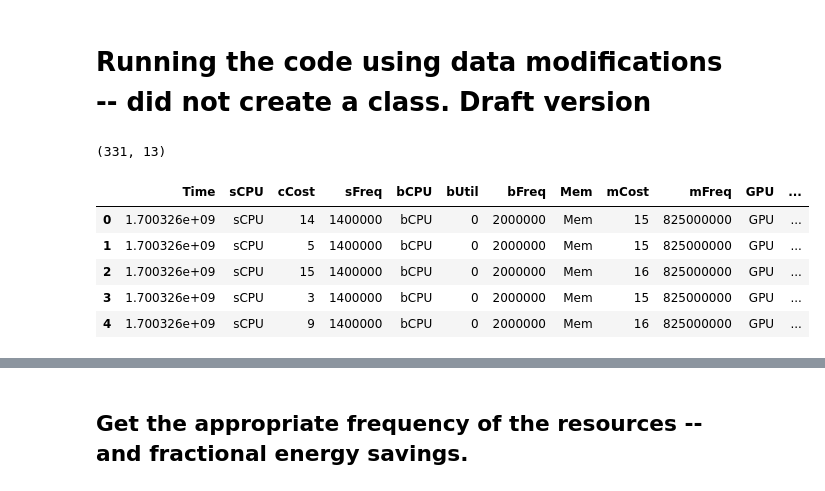
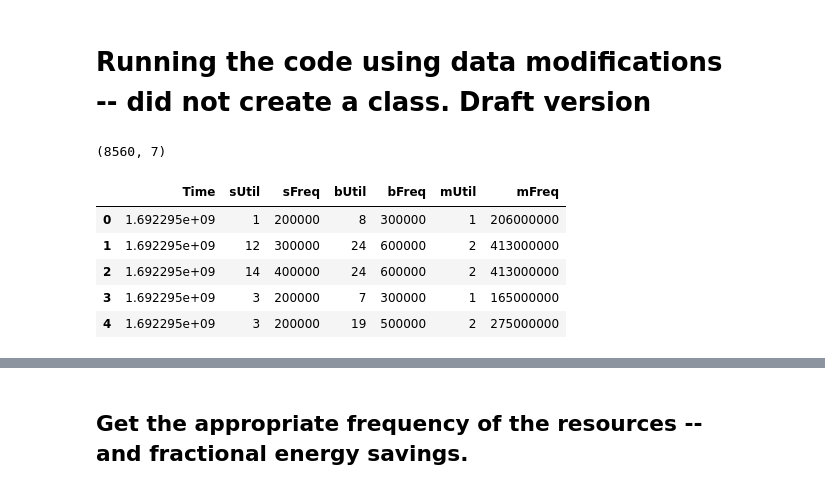
Before and after one commit to dipayan2/ARMAModel, a Jupyter notebook: PredictiveRun.ipynb, the cells around one changed output, grey strips where cells are left out. Drawn from its saved outputs; the diff is of its cells as text; code cells hidden in the pictures.

```diff
--- a/PredictiveRun.ipynb
+++ b/PredictiveRun.ipynb
@@ -299,17 +301,17 @@ freq_dict['bFreq'] = [200000,300000,400000,500000,600000,700000,800000,900000,10
 # %%
 ## Getting the data ready for test train split and bucnch of experiments
 # complete_data = pd.read_csv('UtilTRNS.csv')
-complete_data = pd.read_csv('UtilCopy.csv')
-# complete_data = pd.read_csv('./UtilTestFinal')
+# complete_data = pd.read_csv('UtilCopy.csv')
+complete_data = pd.read_csv('./UtilTestFinal')
 print(complete_data.shape)
 complete_data.head()
 # min(complete_data['bFreq'])
 # %% [output]
-(331, 13)
+(8560, 7)
-|  | Time | sCPU | cCost | sFreq | bCPU | bUtil | bFreq | Mem | mCost | mFreq | GPU | ... |
-| 0 | 1.700326e+09 | sCPU | 14 | 1400000 | bCPU | 0 | 2000000 | Mem | 15 | 825000000 | GPU | ... |
-| 1 | 1.700326e+09 | sCPU | 5 | 1400000 | bCPU | 0 | 2000000 | Mem | 15 | 825000000 | GPU | ... |
-| 2 | 1.700326e+09 | sCPU | 15 | 1400000 | bCPU | 0 | 2000000 | Mem | 16 | 825000000 | GPU | ... |
-| 3 | 1.700326e+09 | sCPU | 3 | 1400000 | bCPU | 0 | 2000000 | Mem | 15 | 825000000 | GPU | ... |
-| 4 | 1.700326e+09 | sCPU | 9 | 1400000 | bCPU | 0 | 2000000 | Mem | 16 | 825000000 | GPU | ... |
+|  | Time | sUtil | sFreq | bUtil | bFreq | mUtil | mFreq |
+| 0 | 1.692295e+09 | 1 | 200000 | 8 | 300000 | 1 | 206000000 |
+| 1 | 1.692295e+09 | 12 | 300000 | 24 | 600000 | 2 | 413000000 |
+| 2 | 1.692295e+09 | 14 | 400000 | 24 | 600000 | 2 | 413000000 |
+| 3 | 1.692295e+09 | 3 | 200000 | 7 | 300000 | 1 | 165000000 |
+| 4 | 1.692295e+09 | 3 | 200000 | 19 | 500000 | 2 | 275000000 |
 # %%
```
Also changed, not shown: parts of 19 cells of this notebook, 1 other file.
